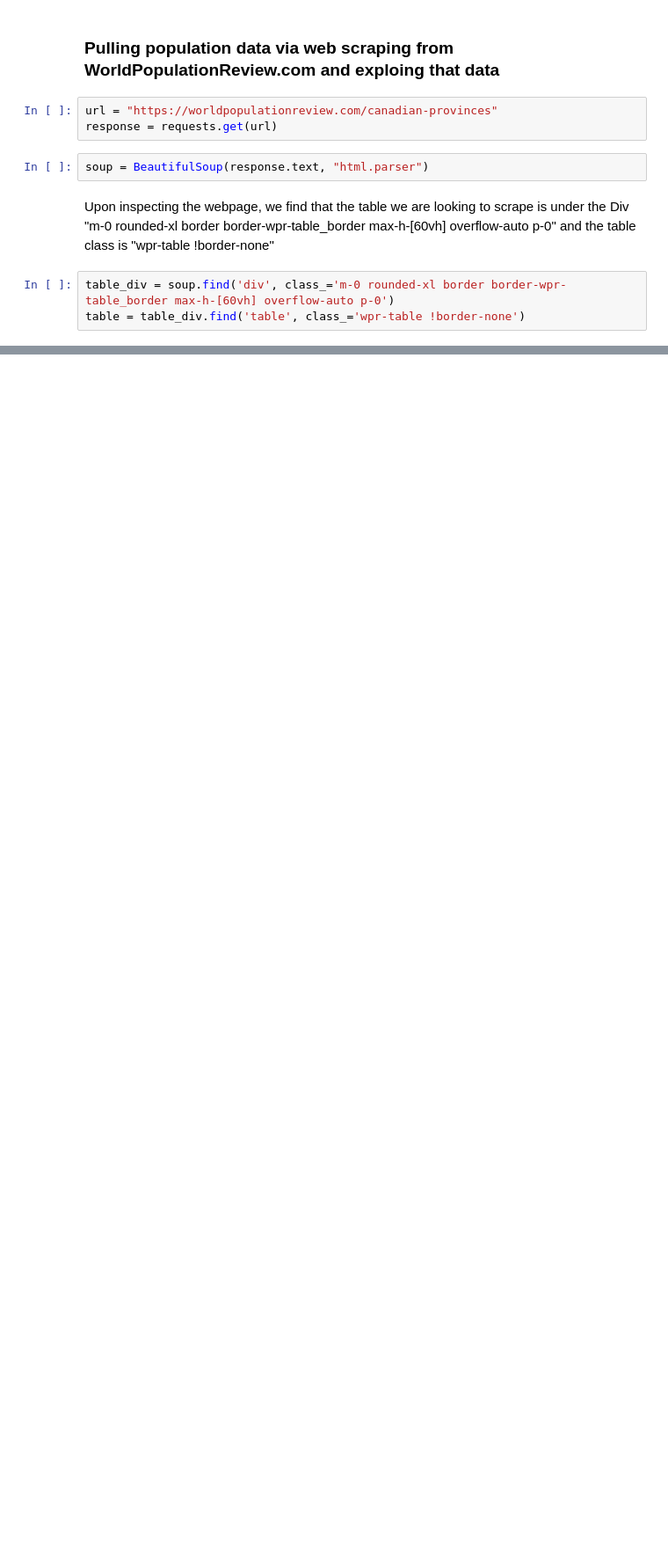
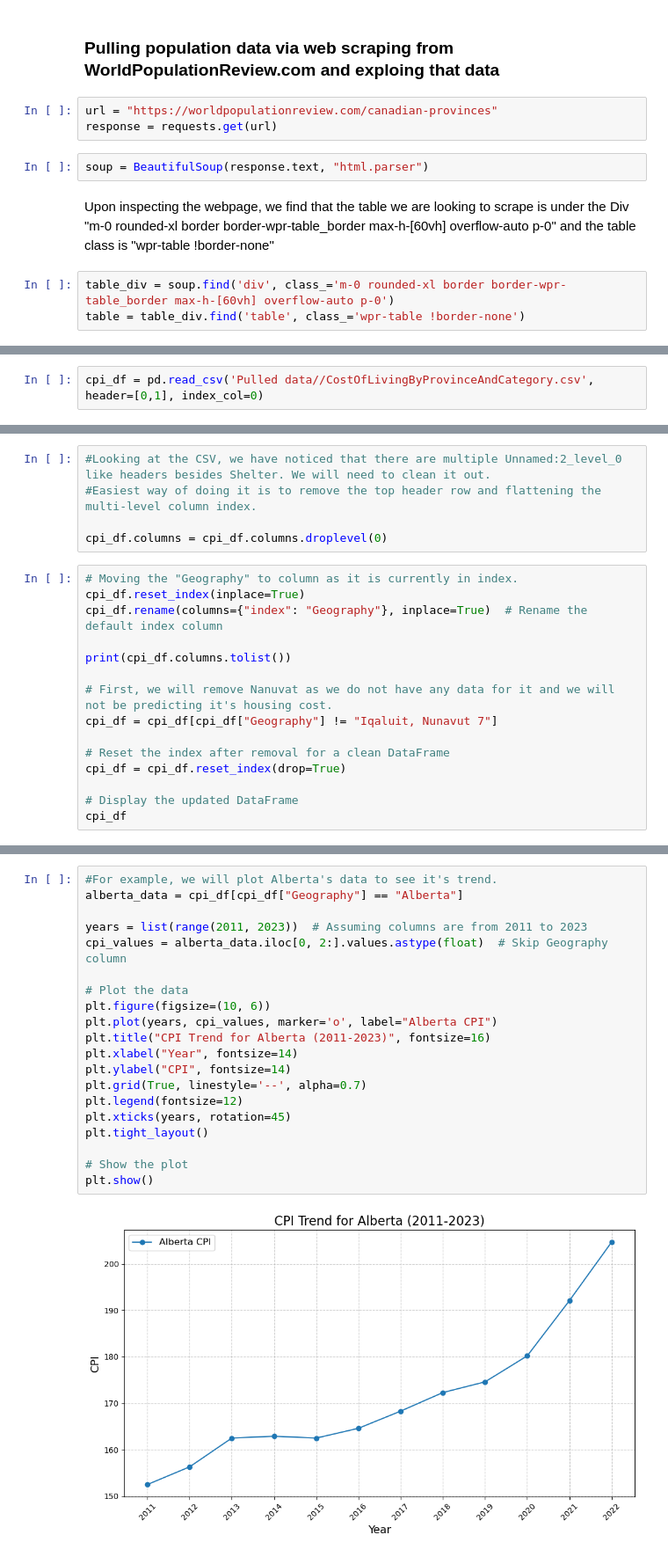
Before and after one commit to YasHabib/Canadian-Housing-Market-Predictive-Analysis, a Jupyter notebook: Canadian Housing Market Data Injestion and Exploration.ipynb, the cells around one changed output, grey strips where cells are left out. Shown at 88% size. Cells and saved outputs as stored; diff of their text form; blank space fills up the shorter version.

Commit message:
Added data for cost of living

```diff
--- a/Canadian Housing Market Data Injestion and Exploration.ipynb
+++ b/Canadian Housing Market Data Injestion and Exploration.ipynb
@@ -108,0 +113,2 @@ print(df)
+# %%
+cpi_df = pd.read_csv('Pulled data//CostOfLivingByProvinceAndCategory.csv', header=[0,1], index_col=0)
@@ -108,0 +125,20 @@ print(df)
+# %%
+#Looking at the CSV, we have noticed that there are multiple Unnamed:2_level_0 like headers besides Shelter. We will need to clean it out.
+#Easiest way of doing it is to remove the top header row and flattening the multi-level column index.
+
+cpi_df.columns = cpi_df.columns.droplevel(0)
+# %%
+# Moving the "Geography" to column as it is currently in index.
+cpi_df.reset_index(inplace=True)
+cpi_df.rename(columns={"index": "Geography"}, inplace=True)  # Rename the default index column
+
+print(cpi_df.columns.tolist())
+
+# First, we will remove Nanuvat as we do not have any data for it and we will not be predicting it's housing cost.
+cpi_df = cpi_df[cpi_df["Geography"] != "Iqaluit, Nunavut 7"]
+
+# Reset the index after removal for a clean DataFrame
+cpi_df = cpi_df.reset_index(drop=True)
+
+# Display the updated DataFrame
+cpi_df
@@ -108,0 +179,22 @@ print(df)
+# %%
+#For example, we will plot Alberta's data to see it's trend.
+alberta_data = cpi_df[cpi_df["Geography"] == "Alberta"]
+
+years = list(range(2011, 2023))  # Assuming columns are from 2011 to 2023
+cpi_values = alberta_data.iloc[0, 2:].values.astype(float)  # Skip Geography column
+
+# Plot the data
+plt.figure(figsize=(10, 6))
+plt.plot(years, cpi_values, marker='o', label="Alberta CPI")
+plt.title("CPI Trend for Alberta (2011-2023)", fontsize=16)
+plt.xlabel("Year", fontsize=14)
+plt.ylabel("CPI", fontsize=14)
+plt.grid(True, linestyle='--', alpha=0.7)
+plt.legend(fontsize=12)
+plt.xticks(years, rotation=45)
+plt.tight_layout()
+
+# Show the plot
+plt.show()
+# %% [output]
+[figure, added]
```
Also changed, not shown: parts of 11 cells of this notebook, 19 other files.
